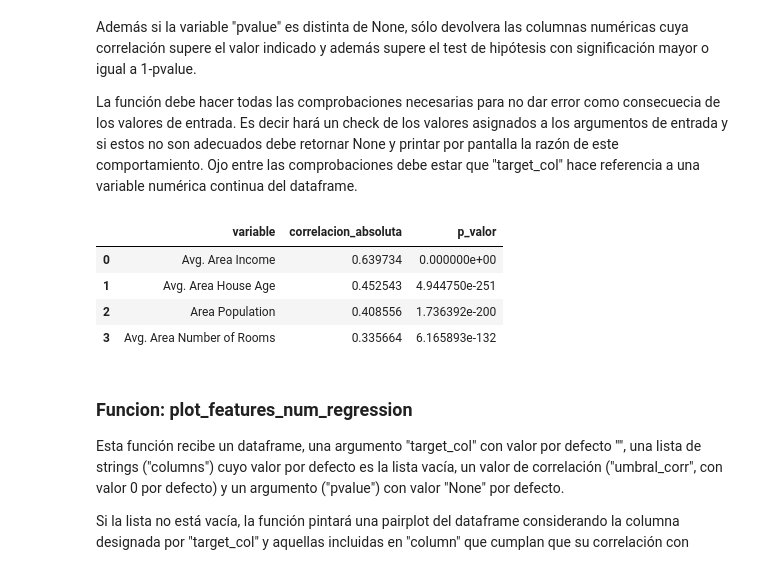
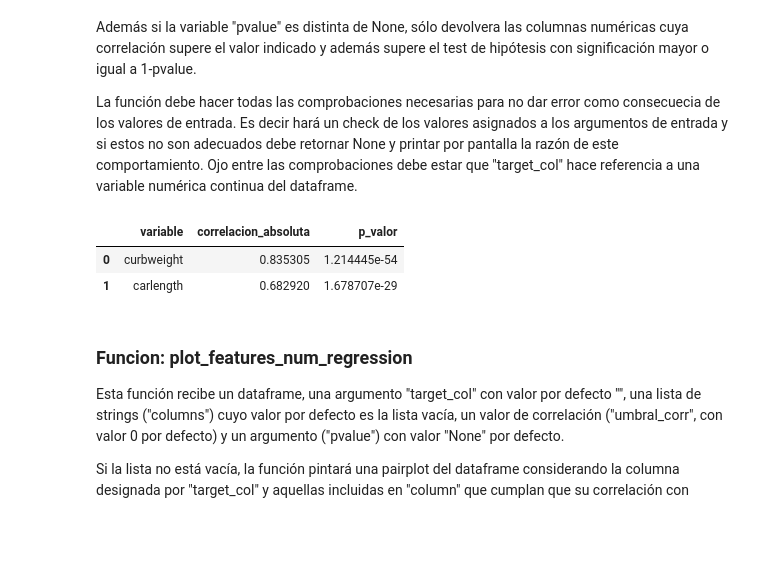
Before and after one commit to Anttt4/Team_Challenge_SP10_T03, a Jupyter notebook: Team_Challenge_ToolBox_I.ipynb, the cells around one changed output. Cells and saved outputs as stored; diff of their text form; code cells hidden in the pictures; blank space fills up the shorter version.

```diff
--- a/Team_Challenge_ToolBox_I.ipynb
+++ b/Team_Challenge_ToolBox_I.ipynb
@@ -64,7 +65,7 @@ import seaborn as sns
 import matplotlib.pyplot as plt
 # %%
 # Importar dataset de prueba
-df = pd.read_csv("./data/USA_Housing.csv")
+df = pd.read_csv("./data/CarPrice_Assignment.csv")
 df.info()
 # %% [output]
 <class 'pandas.core.frame.DataFrame'>
@@ -302,14 +312,11 @@ def get_features_num_regression(df, target_col, umbral_corr, pvalue=None):
     return df_corr
 # %%
 # Prueba de la función
-df_corr = get_features_num_regression(df, "Price", 0.1, 0.05)
-df_corr
+get_features_num_regression(df, "price", 0.1, 0.05)
 # %% [output]
 |  | variable | correlacion_absoluta | p_valor |
-| 0 | Avg. Area Income | 0.639734 | 0.000000e+00 |
-| 1 | Avg. Area House Age | 0.452543 | 4.944750e-251 |
-| 2 | Area Population | 0.408556 | 1.736392e-200 |
-| 3 | Avg. Area Number of Rooms | 0.335664 | 6.165893e-132 |
+| 0 | curbweight | 0.835305 | 1.214445e-54 |
+| 1 | carlength | 0.682920 | 1.678707e-29 |
 # %% [markdown]
 ### Funcion: plot_features_num_regression
 
```
Also changed, not shown: parts of 13 cells of this notebook, 2 other files.
